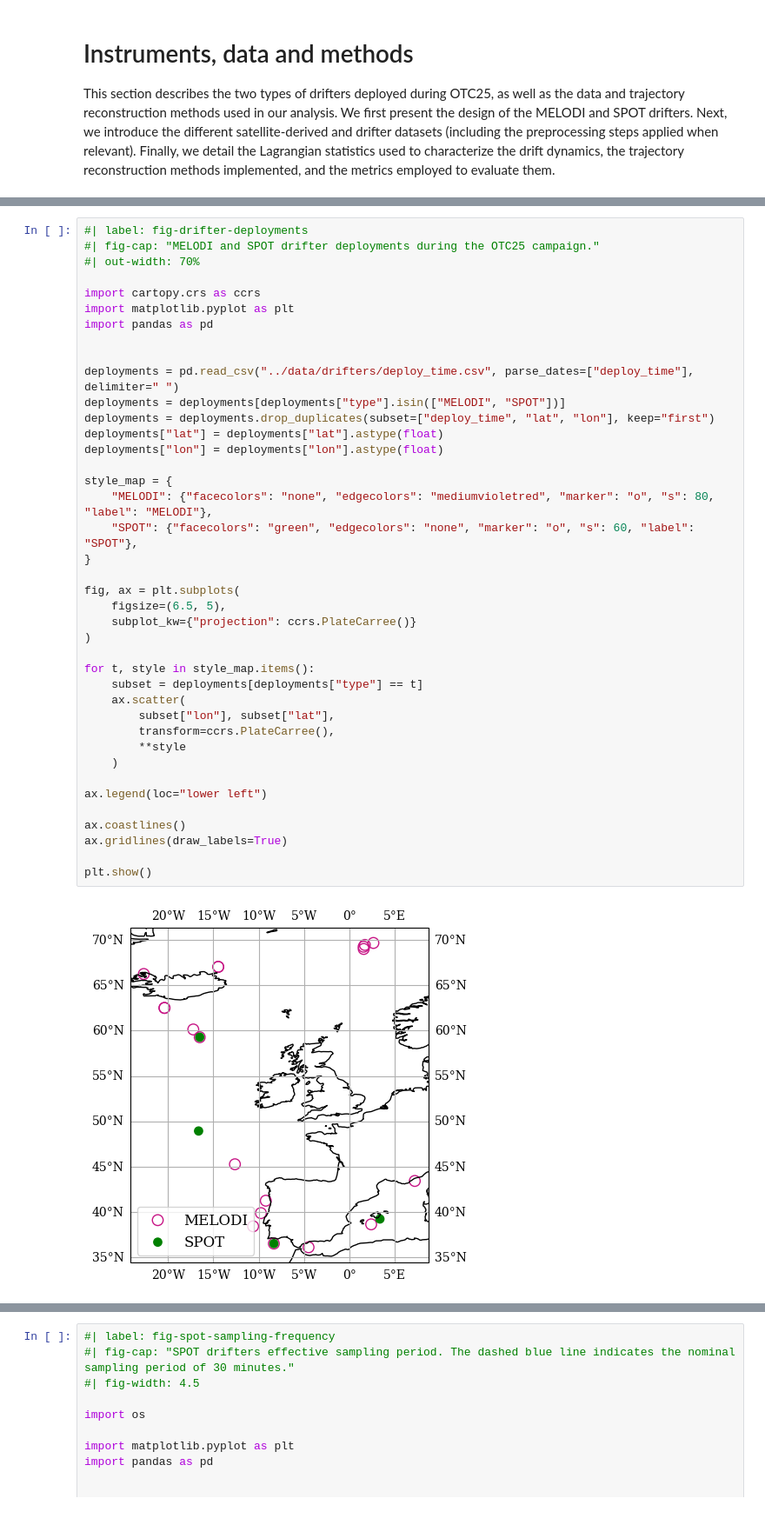
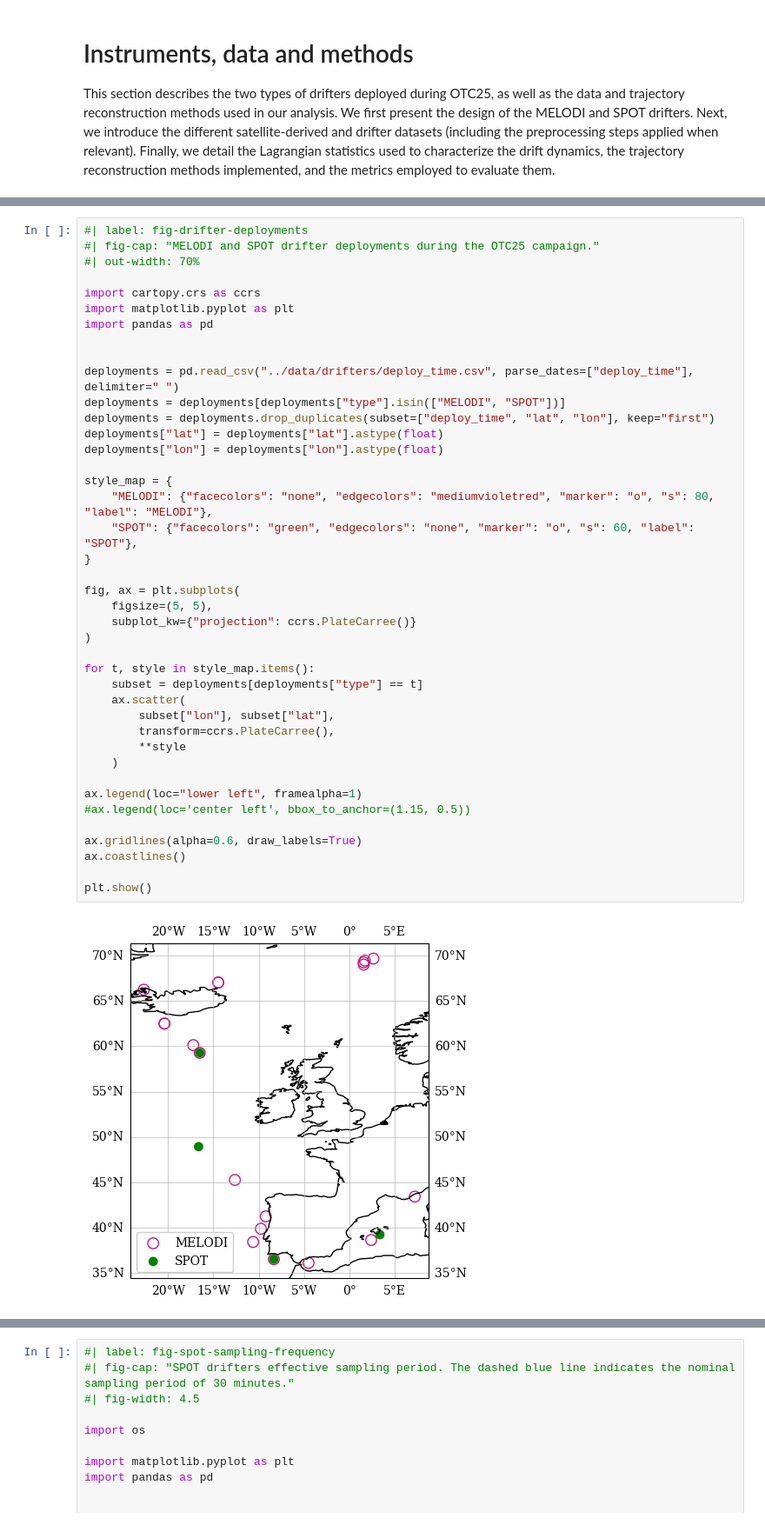
Before and after one commit to vadmbertr/otc25-final_report, a Jupyter notebook: sections/02_methods.ipynb, the cells around one changed output, grey strips where cells are left out. Shown: that part at 87% size. Cells and saved outputs as stored; diff of their text form.

```diff
--- a/sections/02_methods.ipynb
+++ b/sections/02_methods.ipynb
@@ -57,37 +51,38 @@ import pandas as pd
 
 
 deployments = pd.read_csv("../data/drifters/deploy_time.csv", parse_dates=["deploy_time"], delimiter=" ")
 deployments = deployments[deployments["type"].isin(["MELODI", "SPOT"])]
 deployments = deployments.drop_duplicates(subset=["deploy_time", "lat", "lon"], keep="first")
 deployments["lat"] = deployments["lat"].astype(float)
 deployments["lon"] = deployments["lon"].astype(float)
 
 style_map = {
     "MELODI": {"facecolors": "none", "edgecolors": "mediumvioletred", "marker": "o", "s": 80, "label": "MELODI"},
     "SPOT": {"facecolors": "green", "edgecolors": "none", "marker": "o", "s": 60, "label": "SPOT"},
 }
 
 fig, ax = plt.subplots(
-    figsize=(6.5, 5),
+    figsize=(5, 5),
     subplot_kw={"projection": ccrs.PlateCarree()}
 )
 
 for t, style in style_map.items():
     subset = deployments[deployments["type"] == t]
     ax.scatter(
         subset["lon"], subset["lat"],
         transform=ccrs.PlateCarree(),
         **style
     )
 
-ax.legend(loc="lower left")
+ax.legend(loc="lower left", framealpha=1)
+#ax.legend(loc='center left', bbox_to_anchor=(1.15, 0.5))
 
+ax.gridlines(alpha=0.6, draw_labels=True)
 ax.coastlines()
-ax.gridlines(draw_labels=True)
 
 plt.show()
 # %% [output]
-[figure, old version]
+[figure, new version]
 # %% [markdown]
 ### SPOT
 
```
Also changed, not shown: parts of 8 cells of this notebook, 10 other files.
